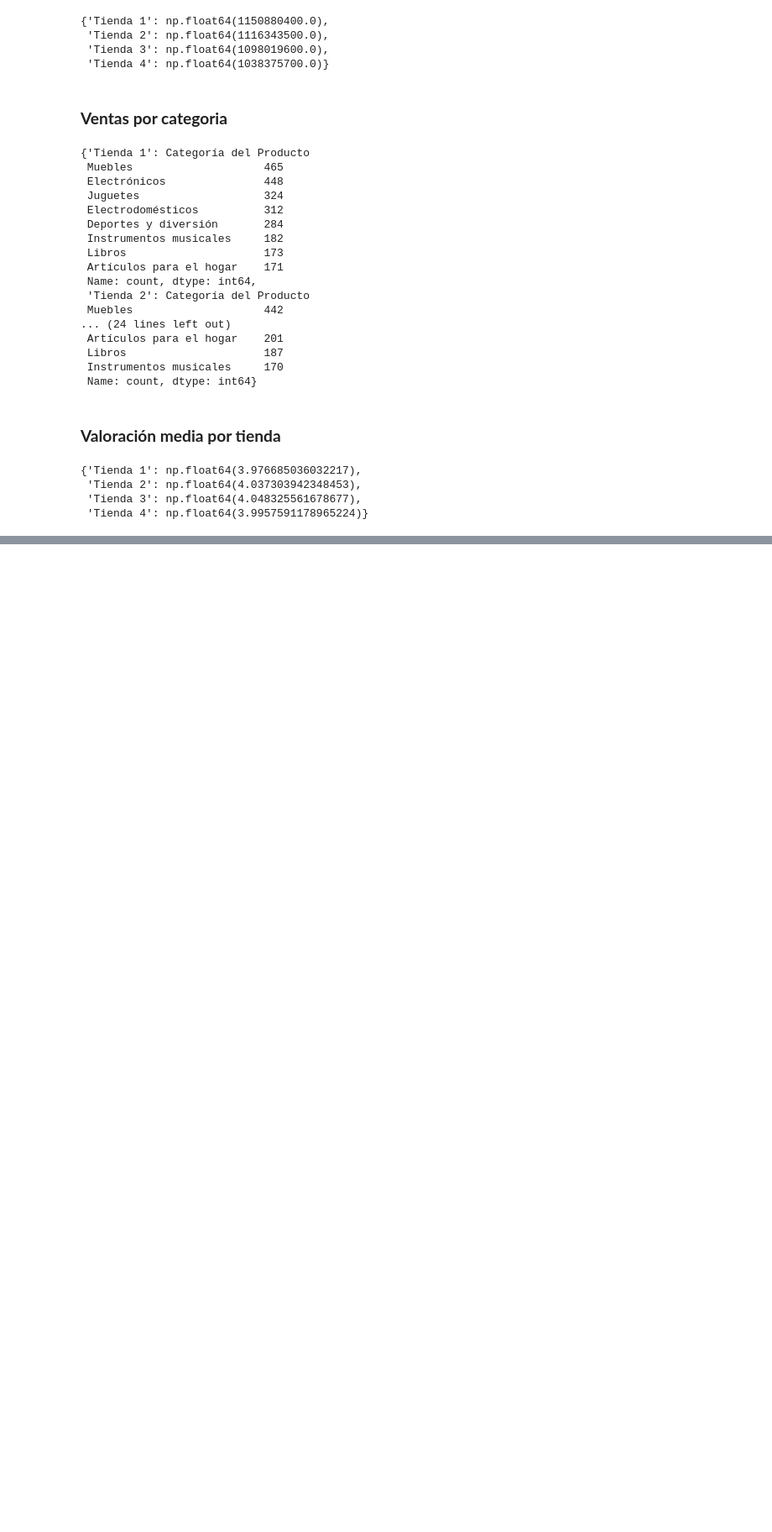
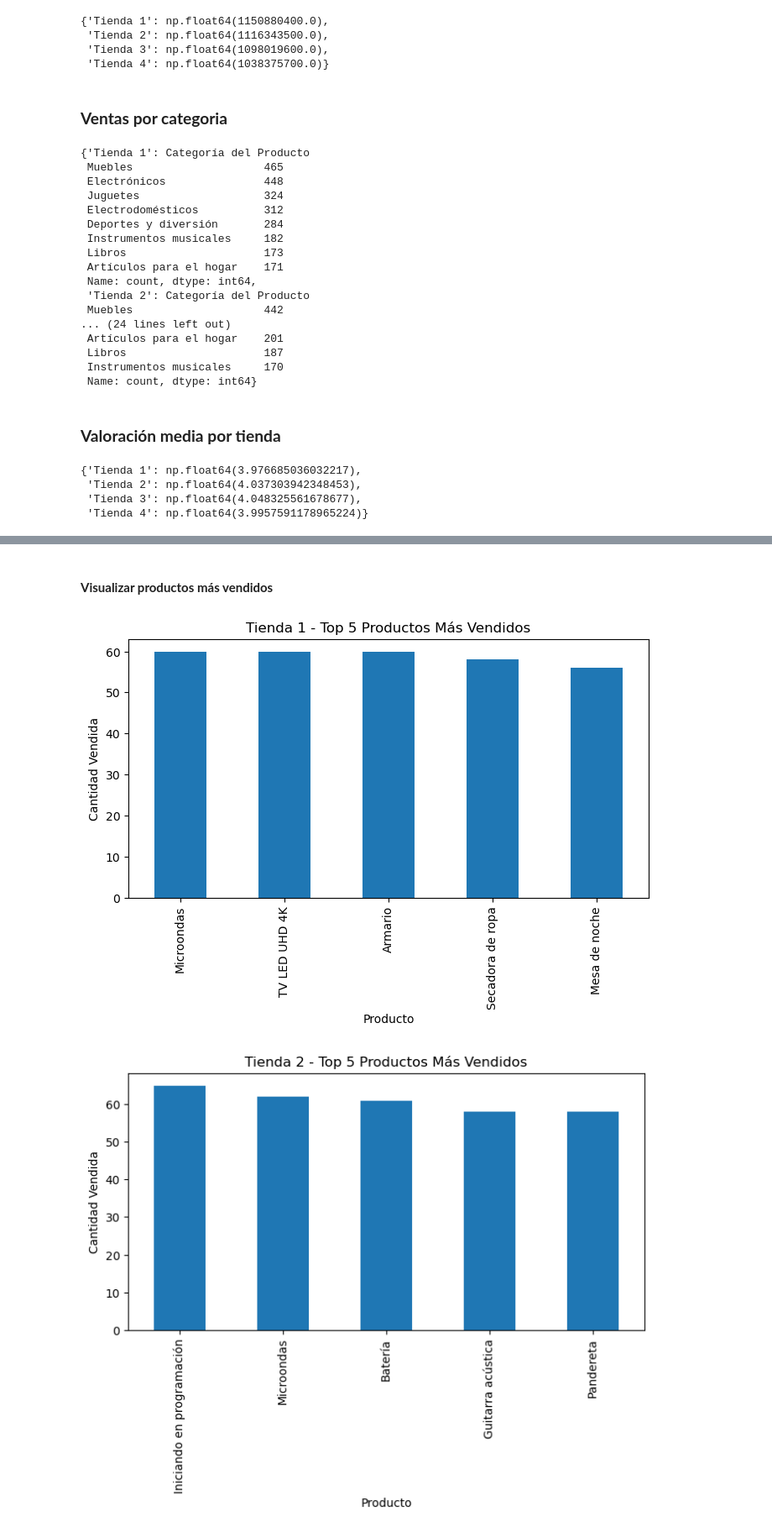
Before and after one commit to huascarguillermo/alura-store, a Jupyter notebook: alura_store.ipynb, the cells around one changed output, grey strips where cells are left out. Shown: that part at 84% size. Saved outputs shown, nothing was run; the diff lists cells and outputs as text; code cells hidden in the pictures; blank space fills up the shorter version.

Commit message:
Analisis de datos: productos mas y menos vendidos

```diff
--- a/alura_store.ipynb
+++ b/alura_store.ipynb
@@ -89,0 +92,8 @@ promedio_calificaciones
+# %%
+ventas_por_tienda = {}
+
+for nombre, df in tiendas.items():
+    ventas_por_tienda[nombre] = df['Producto'].value_counts()
+
+ventas_por_tienda["Tienda 1"].head()
+ventas_por_tienda["Tienda 1"].tail()
@@ -89,0 +108,15 @@ promedio_calificaciones
+# %% [markdown]
+#### **Visualizar productos más vendidos**
+# %%
+import matplotlib.pyplot as plt
+
+for nombre, ventas in ventas_por_tienda.items():
+    plt.figure(figsize=(8,4))
+    ventas.head(5).plot(kind='bar')
+    plt.title(f"{nombre} - Top 5 Productos Más Vendidos")
+    plt.xlabel("Producto")
+    plt.ylabel("Cantidad Vendida")
+    plt.show()
+# %% [output]
+[figure, added]
+[figure, added]
```
Also changed, not shown: parts of 5 cells of this notebook.
